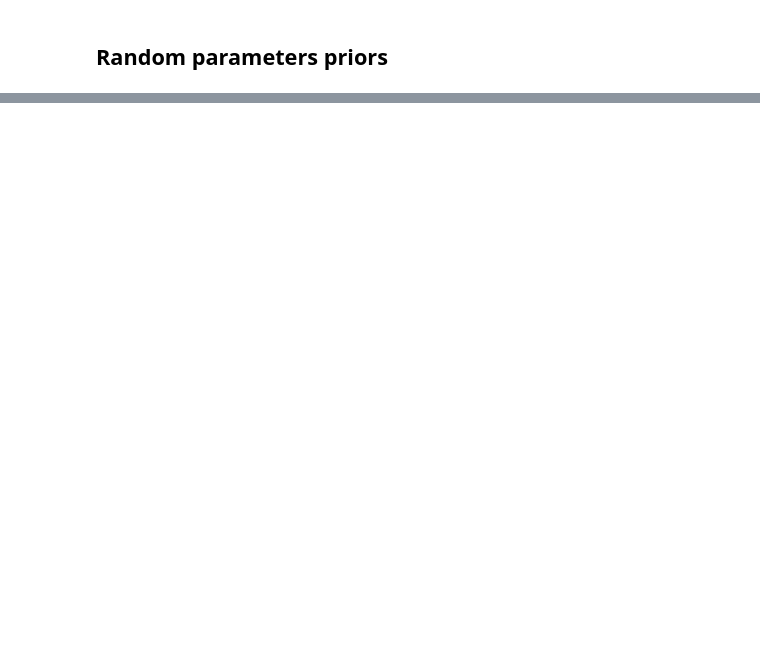
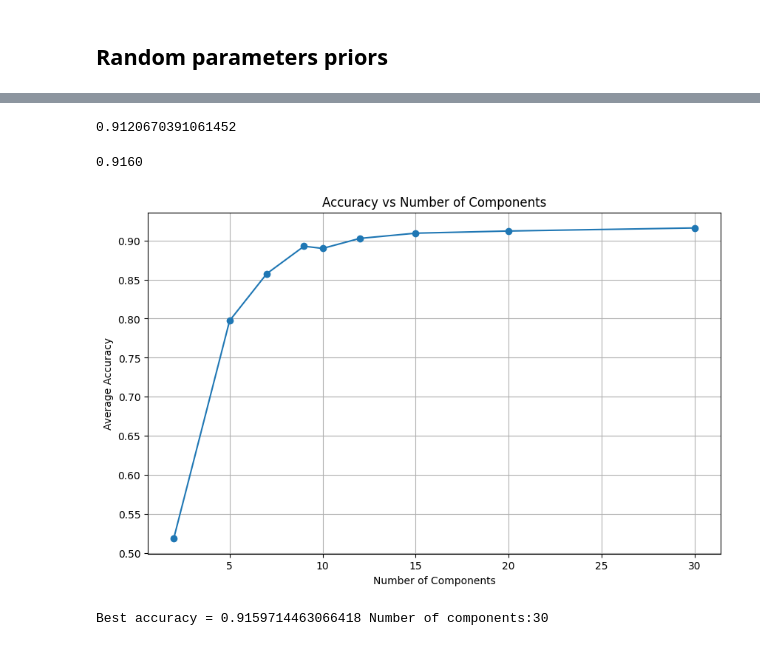
Before and after one commit to lior199707/ML_Classification, a Jupyter notebook: Project/Vlad.ipynb, the cells around one changed output, grey strips where cells are left out. Saved outputs shown, nothing was run; the diff lists cells and outputs as text; code cells hidden in the pictures; blank space fills up the shorter version.

```diff
--- a/Project/Vlad.ipynb
+++ b/Project/Vlad.ipynb
@@ -450,0 +415,78 @@ Best Parameters: {'num_components': 30, 'var_smoothing': 7.673644475612333e-07,
+# %%
+priors=[0.08295036, 0.02761968, 0.03593078, 0.06440469, 0.17143227, 0.27991698, 0.11487701, 0.15908685, 0.01706652, 0.04671484]
+var_smoothing = 2.217693859502384e-06
+clf = GaussianNB(var_smoothing=var_smoothing, priors=priors)
+pca = PCA(n_components=20)
+X_fe = pca.fit_transform(X_train_fs)
+
+# Perform 10-fold cross-validation
+cv_scores = cross_val_score(clf, X_fe, y, cv=10)
+
+# Average cross-validation score
+avg_accuracy = np.mean(cv_scores)
+avg_accuracy
+# %% [output]
+0.9120670391061452
+# %%
+priors=[0.08295036, 0.02761968, 0.03593078, 0.06440469, 0.17143227, 0.27991698, 0.11487701, 0.15908685, 0.01706652, 0.04671484]
+var_smoothing = 2.217693859502384e-06
+clf = GaussianNB(var_smoothing=var_smoothing, priors=priors)
+pca = PCA(n_components=30)
+X_fe = pca.fit_transform(X_train_fs)
+
+# Perform 10-fold cross-validation
+cv_scores = cross_val_score(clf, X_fe, y, cv=10)
+
+# Average cross-validation score
+avg_accuracy = np.mean(cv_scores)
+print(f'{avg_accuracy:.4f}')
+# %% [output]
+0.9160
+# %%
+import numpy as np
+import matplotlib.pyplot as plt
+from sklearn.decomposition import PCA
+from sklearn.naive_bayes import GaussianNB
+from sklearn.model_selection import cross_val_score
+
+# Your priors and var_smoothing
+priors = [0.08295036, 0.02761968, 0.03593078, 0.06440469, 0.17143227, 0.27991698, 0.11487701, 0.15908685, 0.01706652, 0.04671484]
+var_smoothing = 2.217693859502384e-06
+clf = GaussianNB(var_smoothing=var_smoothing, priors=priors)
+
+# Initialize PCA and define the number of components list
+pca = PCA()
+num_components_list = [2, 5, 7, 9, 10, 12, 15, 20, 30]
+
+# Initialize lists to store average accuracies for each number of components
+avg_accuracies = []
+
+# Loop through the number of components and perform cross-validation
+for n_components in num_components_list:
+    # Set the number of components for PCA
+    pca.n_components = n_components
+    # Transform the training data
+    X_fe = pca.fit_transform(X_train_fs)
+    # Perform 10-fold cross-validation
+    cv_scores = cross_val_score(clf, X_fe, y, cv=10)
+    # Average cross-validation score
+    avg_accuracy = np.mean(cv_scores)
+    # Append the average accuracy to the list
+    avg_accuracies.append(avg_accuracy)
+
+# Plot the output accuracy
+plt.figure(figsize=(10, 6))
+plt.plot(num_components_list, avg_accuracies, marker='o')
+plt.title('Accuracy vs Number of Components')
+plt.xlabel('Number of Components')
+plt.ylabel('Average Accuracy')
+plt.grid(True)
+plt.show()
+
+best_accuracy = max(avg_accuracies)
+component_num=num_components_list[avg_accuracies.index(best_accuracy)]
+
+print(f'Best accuracy = {max(avg_accuracies)} Number of components:{component_num}')
+# %% [output]
+[figure, added]
+Best accuracy = 0.9159714463066418 Number of components:30
```
Also changed, not shown: parts of 4 cells of this notebook.
